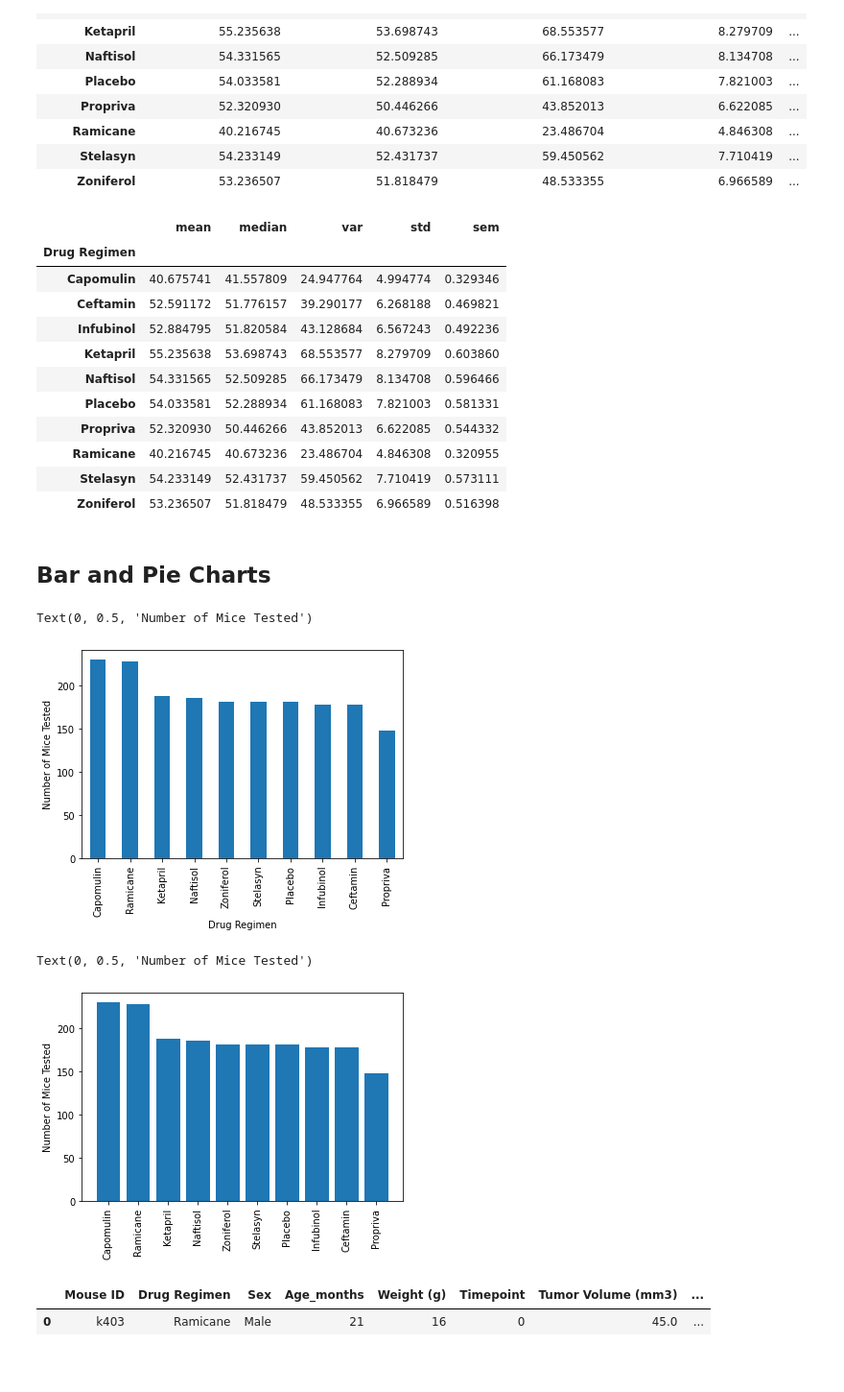
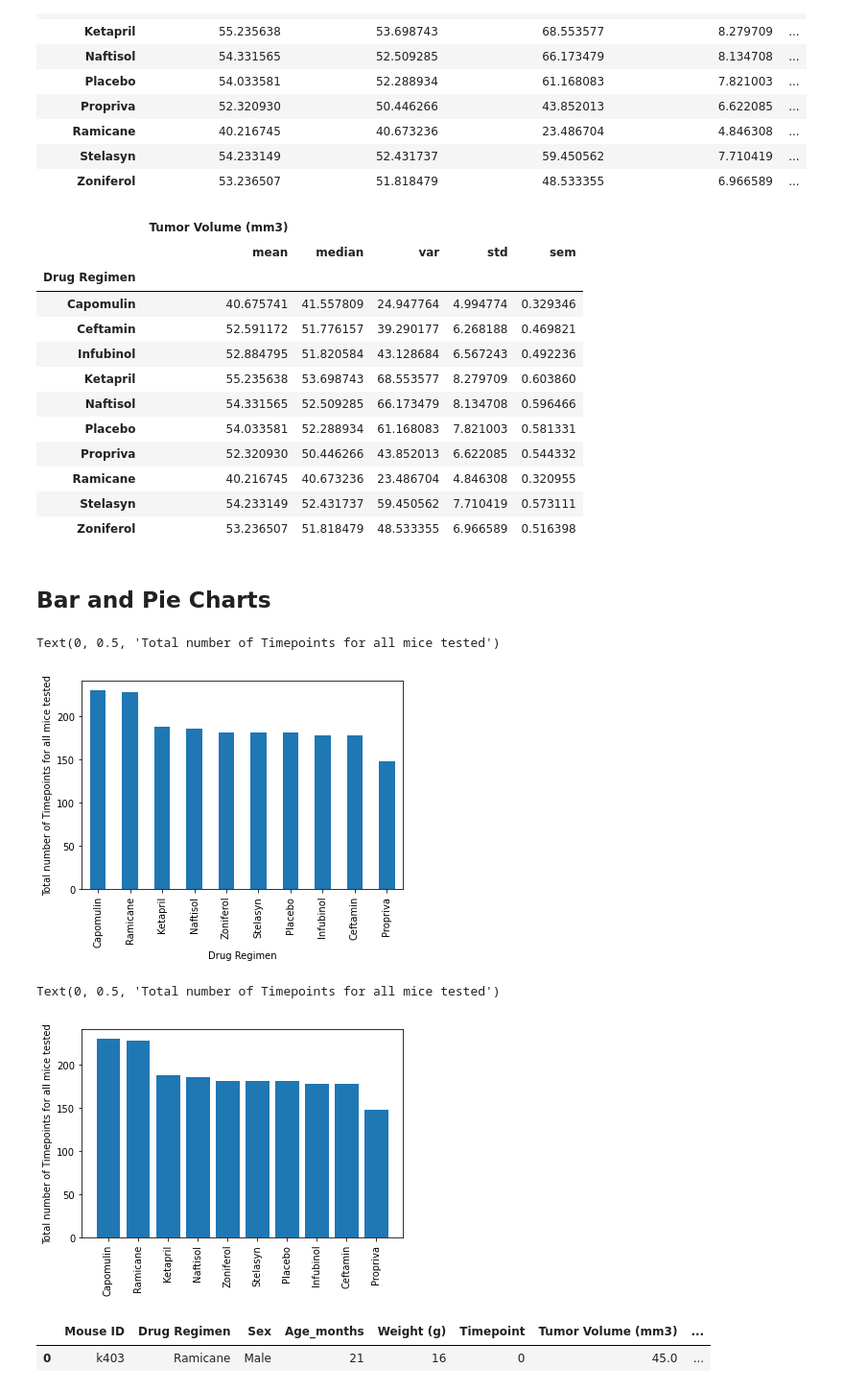
Before and after one commit to ChristyGruen/matplotlib-challenge, a Jupyter notebook: Pymaceuticals/pymaceuticals_Report.ipynb, the cells around one changed output. Shown at 96% size. Cells and saved outputs as stored; diff of their text form; code cells hidden in the pictures; blank space fills up the shorter version.

```diff
--- a/Pymaceuticals/pymaceuticals_Report.ipynb
+++ b/Pymaceuticals/pymaceuticals_Report.ipynb
@@ -150,13 +157,19 @@ summaryTV
 # Generate a summary statistics table of mean, median, variance, standard deviation,
 # and SEM of the tumor volume for each regimen
 
-# Using the aggregation method, produce the same summary statistics in a single line.
+# Using the aggregation method, produce the same summary statistics in a single line.  Pandas agg
 
-aggTV = cleanmouse["Tumor Volume (mm3)"].groupby(cleanmouse["Drug Regimen"]).agg(['mean','median','var','std','sem'])
+aggTV = cleanmouse["Tumor Volume (mm3)"].groupby(cleanmouse["Drug Regimen"]).agg(['mean','median','var','std','sem'] )
+
+#Add main column header for multiple column headings
+#https://www.includehelp.com/python/how-to-add-main-column-header-for-multiple-column-headings.aspx
+aggTV.columns=[["Tumor Volume (mm3)","Tumor Volume (mm3)","Tumor Volume (mm3)","Tumor Volume (mm3)","Tumor Volume (mm3)"],['mean','median','var','std','sem']]
 
 # # # # # Display the DataFrame (not listed in requirements)
+# print(type(aggTV))
 aggTV
 # %% [output]
+|  | Tumor Volume (mm3) |  |  |  |  |
 |  | mean | median | var | std | sem |
 | Drug Regimen |  |  |  |  |  |
 | Capomulin | 40.675741 | 41.557809 | 24.947764 | 4.994774 | 0.329346 |
@@ -172,28 +185,28 @@ aggTV
 # %% [markdown]
 ## Bar and Pie Charts
 # %%
-# Generate a bar plot showing the total number of timepoints for all mice tested for each drug regimen using Pandas. (4.5 pts)
+# Generate a bar plot showing the total number of TIMEPOINTS for all mice tested for each drug regimen using Pandas. (4.5 pts)
 ntimesperdrug = cleanmouse["Mouse ID"].groupby(cleanmouse["Drug Regimen"]).count().sort_values(ascending = False)
 # print(ntimesperdrug)
 df = pd.DataFrame(ntimesperdrug)
 # print(df)
 barchart = df.plot(kind = "bar",legend=False)
-barchart.set_ylabel('Number of Mice Tested')
+barchart.set_ylabel('Total number of Timepoints for all mice tested')
 # %% [output]
-Text(0, 0.5, 'Number of Mice Tested')
+Text(0, 0.5, 'Total number of Timepoints for all mice tested')
-[figure, old version]
+[figure, new version]
 # %%
-# Generate a bar plot showing the total number of timepoints for all mice tested for each drug regimen using pyplot. (4.5 pts)
+# Generate a bar plot showing the total number of TIMEPOINTS for all mice tested for each drug regimen using pyplot. (4.5 pts)
 
 ntimesperdrug2 = cleanmouse["Mouse ID"].groupby(cleanmouse["Drug Regimen"]).count().sort_values(ascending = False)
 # print(ntimesperdrug2)
 
 prettybars=plt.bar(ntimesperdrug2.index,ntimesperdrug2)
 plt.xticks(rotation = 90,ha='center')
-plt.ylabel('Number of Mice Tested')
+plt.ylabel('Total number of Timepoints for all mice tested')
 # %% [output]
-Text(0, 0.5, 'Number of Mice Tested')
+Text(0, 0.5, 'Total number of Timepoints for all mice tested')
-[figure, old version]
+[figure, new version]
 # %%
 # print out the cleanmouse table for reference  CG
 cleanmouse.head(1)
```
Also changed, not shown: parts of 19 cells of this notebook.
